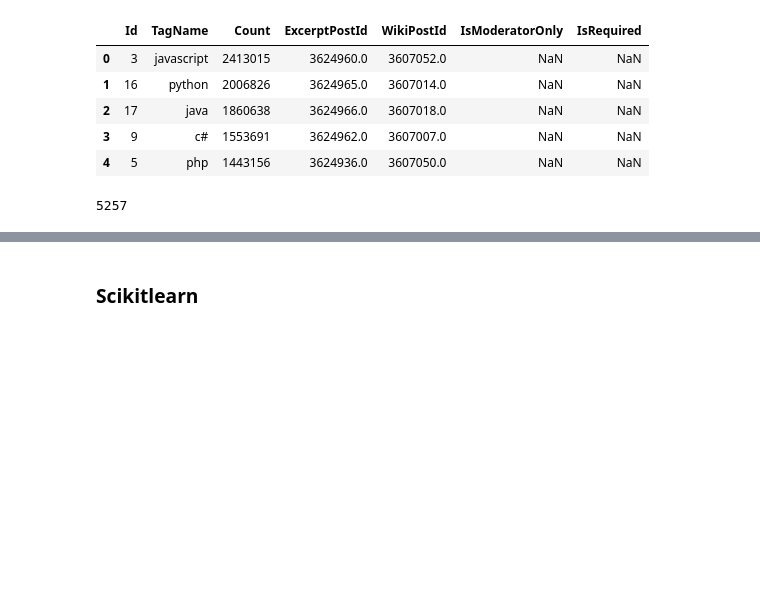
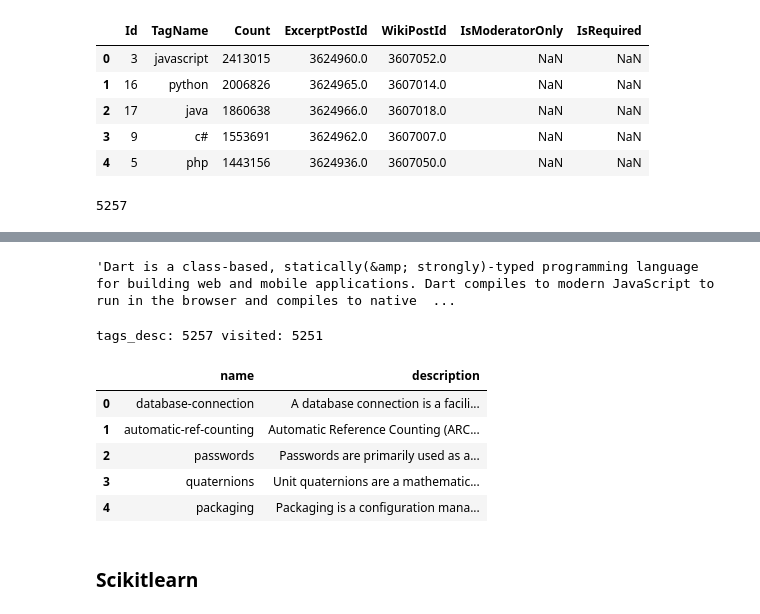
Before and after one commit to NoleWang/Respondent_Recommendation, a Jupyter notebook: Analysis/Analysis.ipynb, the cells around one changed output, grey strips where cells are left out. Cells and saved outputs as stored; diff of their text form; code cells hidden in the pictures; blank space fills up the shorter version.

```diff
--- a/Analysis/Analysis.ipynb
+++ b/Analysis/Analysis.ipynb
@@ -171,0 +520,36 @@ len(tags_clean)
+# %%
+tags_desc = []
+visited = set()
+# %%
+for tag in tags_clean:
+    if tag in visited:
+        continue
+
+    print(tag)
+    tag_link = "https://api.stackexchange.com/2.3/tags/"+tag+"/wikis?site=stackoverflow"+"&key="+st_token
+    #api_link = requests.get(tag_link)
+    #tag_data = api_link.json()
+    flag = True
+    tag_data = None
+
+    while flag:
+        try:
+            api_link = requests.get(tag_link)
+            tag_data = api_link.json()
+            flag = False
+        except:
+            print("Connect Error!")
+            print("Sleep 50 seconds!")
+            time.sleep(50)
+
+    if len(tag_data) == 0 or api_link.status_code == 404 or "error_id" in tag_data.keys():
+        tags_desc.append("")
+        continue
+
+    if len(tag_data["items"]) > 0 and "excerpt" in tag_data["items"][0].keys():
+        #print(tag_data["items"][0]["excerpt"])
+        tags_desc.append(tag_data["items"][0]["excerpt"])
+    else:
+        tags_desc.append("")
+
+    visited.add(tag)
@@ -171,0 +574,22 @@ len(tags_clean)
+# %%
+tags_desc[179]
+# %% [output]
+'Dart is a class-based, statically(&amp; strongly)-typed programming language for building web and mobile applications. Dart compiles to modern JavaScript to run in the browser and compiles to native  ...
+# %%
+print("tags_desc:",len(tags_desc),"visited:",len(visited))
+# %% [output]
+tags_desc: 5257 visited: 5251
+# %%
+df_tags_new = pd.DataFrame()
+# %%
+df_tags_new["name"] = list(tags_clean)
+df_tags_new["description"] = tags_desc
+# %%
+df_tags_new.head()
+# %% [output]
+|  | name | description |
+| 0 | database-connection | A database connection is a facili... |
+| 1 | automatic-ref-counting | Automatic Reference Counting (ARC... |
+| 2 | passwords | Passwords are primarily used as a... |
+| 3 | quaternions | Unit quaternions are a mathematic... |
+| 4 | packaging | Packaging is a configuration mana... |
```
Also changed, not shown: parts of 9 cells of this notebook, 2 other files.
